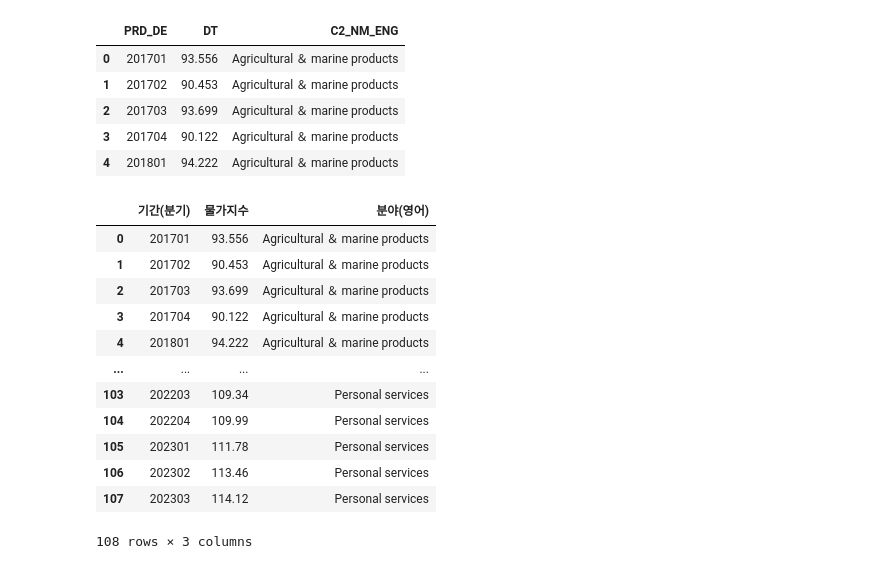
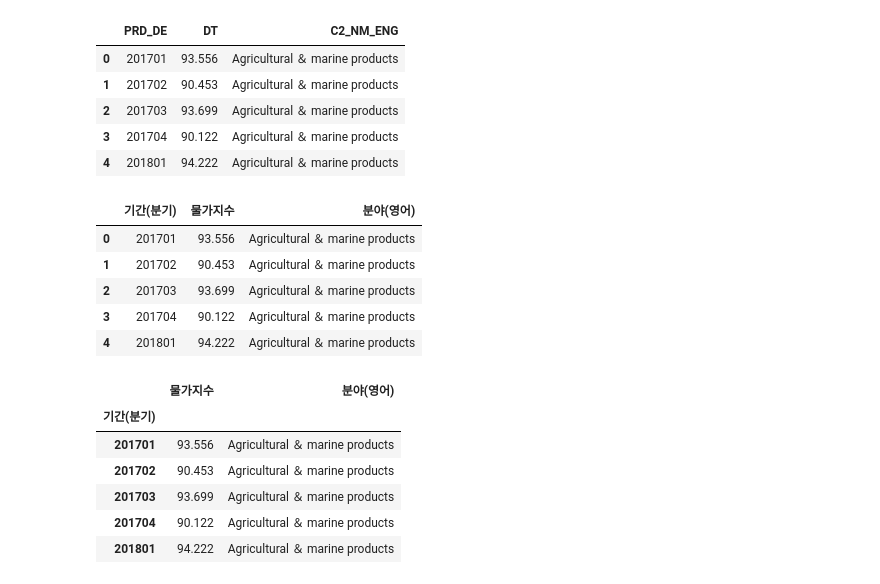
Before and after one commit to yoonseongan/statstat, a Jupyter notebook: openproject.ipynb, the cells around one changed output. Drawn from its saved outputs; the diff is of its cells as text; code cells hidden in the pictures.

```diff
--- a/openproject.ipynb
+++ b/openproject.ipynb
@@ -65,20 +65,15 @@ df.head()
 | 3 | 201704 | 90.122 | Agricultural ＆ marine products |
 | 4 | 201801 | 94.222 | Agricultural ＆ marine products |
 # %%
-df.rename(columns={'PRD_DE':'기간(분기)','DT':'물가지수','C2_NM_ENG':'분야(영어)'})
+df=df.rename(columns={'PRD_DE':'기간(분기)','DT':'물가지수','C2_NM_ENG':'분야(영어)'})
-# %% [output]
-|  | 기간(분기) | 물가지수 | 분야(영어) |
-| 0 | 201701 | 93.556 | Agricultural ＆ marine products |
-| 1 | 201702 | 90.453 | Agricultural ＆ marine products |
-| 2 | 201703 | 93.699 | Agricultural ＆ marine products |
-| 3 | 201704 | 90.122 | Agricultural ＆ marine products |
-| 4 | 201801 | 94.222 | Agricultural ＆ marine products |
-| ... | ... | ... | ... |
-| 103 | 202203 | 109.34 | Personal services |
-| 104 | 202204 | 109.99 | Personal services |
-| 105 | 202301 | 111.78 | Personal services |
-| 106 | 202302 | 113.46 | Personal services |
-| 107 | 202303 | 114.12 | Personal services |
-108 rows × 3 columns
 # %%
 df.to_csv('test1.csv', encoding = 'cp949') # csv파일 다시 저장
+# %%
+df.head()
+# %% [output]
+|  | 기간(분기) | 물가지수 | 분야(영어) |
+| 0 | 201701 | 93.556 | Agricultural ＆ marine products |
+| 1 | 201702 | 90.453 | Agricultural ＆ marine products |
+| 2 | 201703 | 93.699 | Agricultural ＆ marine products |
+| 3 | 201704 | 90.122 | Agricultural ＆ marine products |
+| 4 | 201801 | 94.222 | Agricultural ＆ marine products |
@@ -84,0 +82,10 @@ df.to_csv('test1.csv', encoding = 'cp949') # csv파일 다시 저장
+# %%
+df.head()
+# %% [output]
+|  | 물가지수 | 분야(영어) |
+| 기간(분기) |  |  |
+| 201701 | 93.556 | Agricultural ＆ marine products |
+| 201702 | 90.453 | Agricultural ＆ marine products |
+| 201703 | 93.699 | Agricultural ＆ marine products |
+| 201704 | 90.122 | Agricultural ＆ marine products |
+| 201801 | 94.222 | Agricultural ＆ marine products |
```
Also changed, not shown: parts of 1 cell of this notebook, 1 other file.
